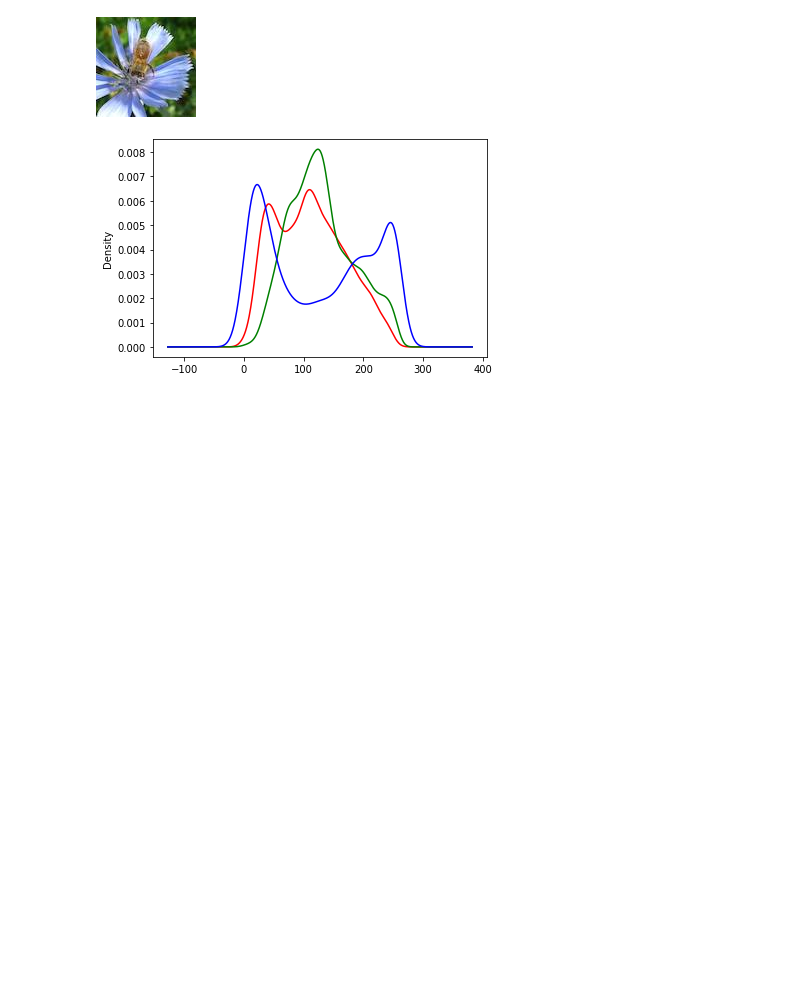
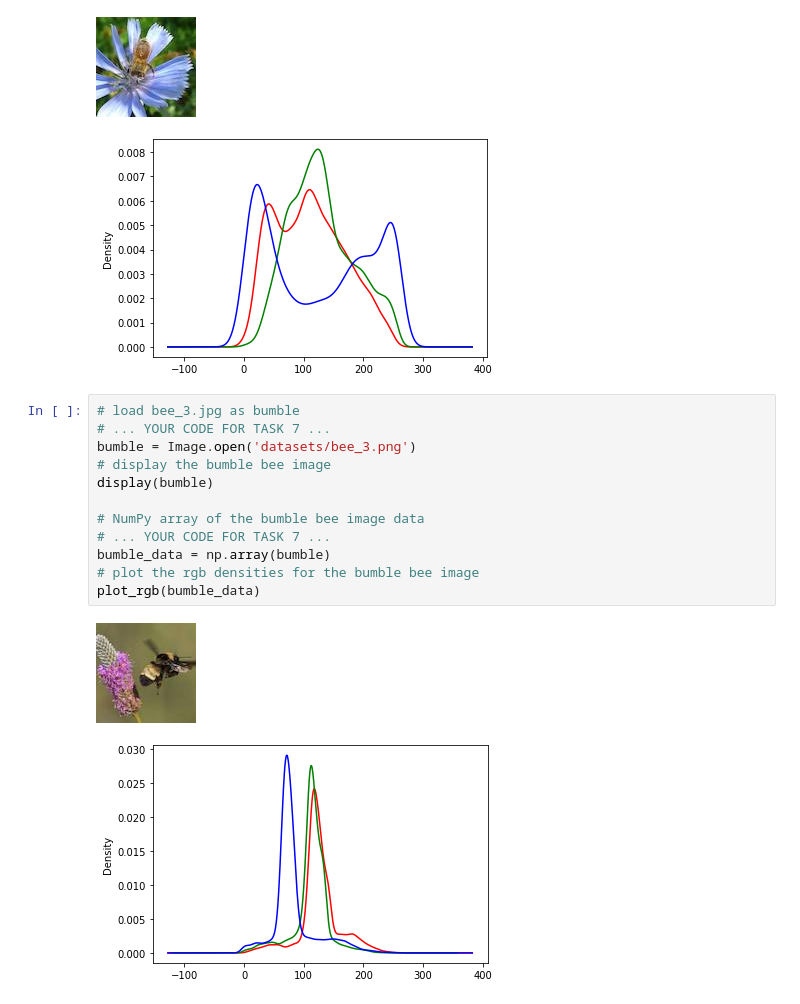
Before and after one commit to CristinaTRico/NBees, a Jupyter notebook: notebook.ipynb, the cells around one changed output. Drawn from its saved outputs; the diff is of its cells as text; blank space fills up the shorter version.

Commit message:
notebook task 7

```diff
--- a/notebook.ipynb
+++ b/notebook.ipynb
@@ -124,3 +124,18 @@ plot_rgb(honey_data)
 # %% [output]
 [figure]
 [figure]
+# %%
+# load bee_3.jpg as bumble
+# ... YOUR CODE FOR TASK 7 ...
+bumble = Image.open('datasets/bee_3.png')
+# display the bumble bee image
+display(bumble)
+
+# NumPy array of the bumble bee image data
+# ... YOUR CODE FOR TASK 7 ...
+bumble_data = np.array(bumble)
+# plot the rgb densities for the bumble bee image
+plot_rgb(bumble_data)
+# %% [output]
+[figure, added]
+[figure, added]
```
